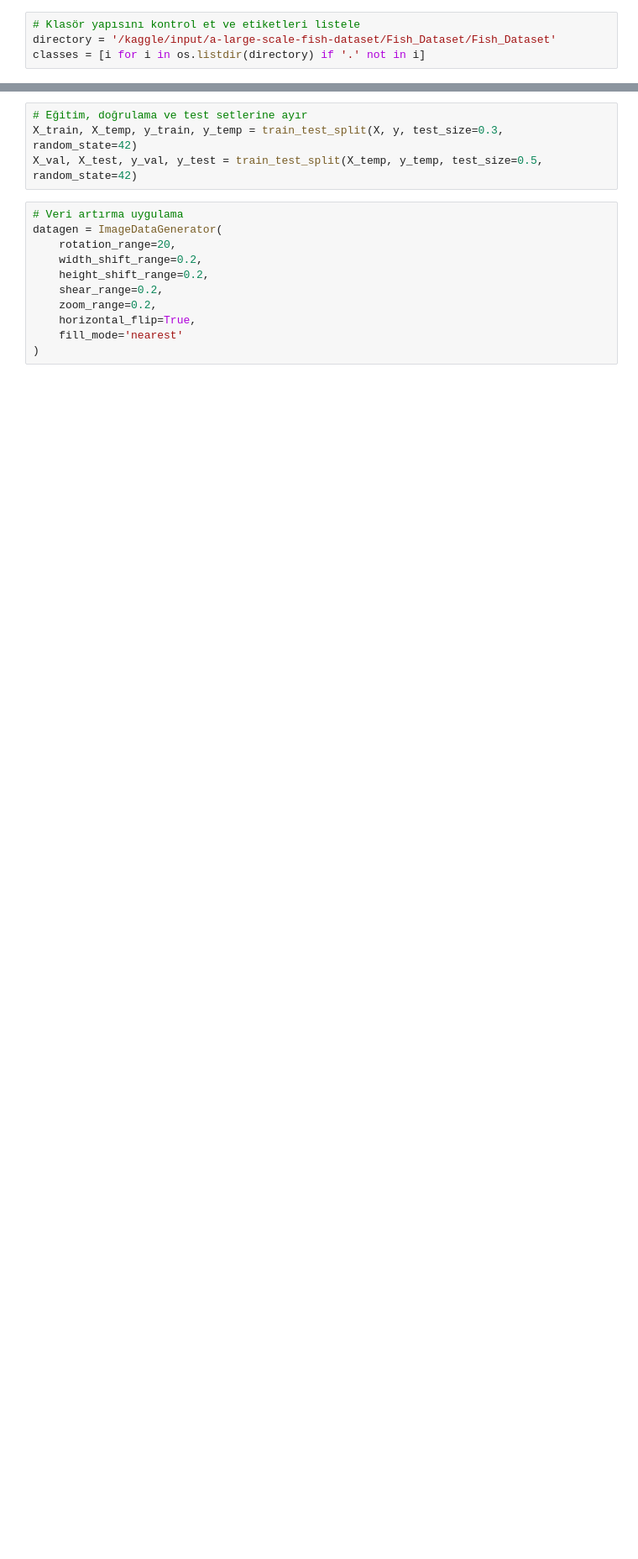
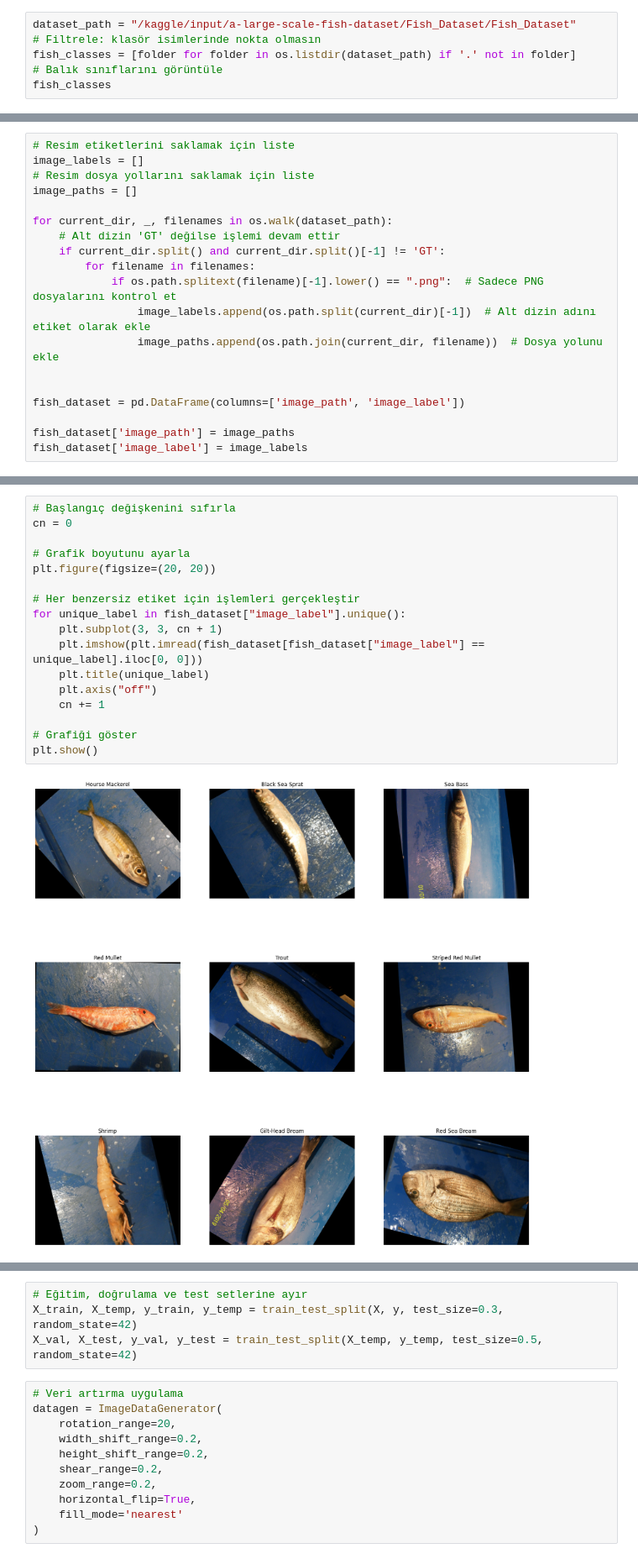
Before and after one commit to SumeyraBayrak/Fish-Segmentation-and-Classification, a Jupyter notebook: classifying-a-fish-dataset-using-ann.ipynb, the cells around one changed output, grey strips where cells are left out. Shown at 84% size. Saved outputs shown, nothing was run; the diff lists cells and outputs as text; blank space fills up the shorter version.

Commit message:
Kaggle Notebook | Classifying a Fish Dataset Using  (ANN) | V4

```diff
--- a/classifying-a-fish-dataset-using-ann.ipynb
+++ b/classifying-a-fish-dataset-using-ann.ipynb
@@ -14,4 +32,6 @@ from tensorflow.keras.preprocessing.image import ImageDataGenerator
 # %%
-# Klasör yapısını kontrol et ve etiketleri listele
-directory = '/kaggle/input/a-large-scale-fish-dataset/Fish_Dataset/Fish_Dataset'
-classes = [i for i in os.listdir(directory) if '.' not in i]
+dataset_path = "/kaggle/input/a-large-scale-fish-dataset/Fish_Dataset/Fish_Dataset"
+# Filtrele: klasör isimlerinde nokta olmasın
+fish_classes = [folder for folder in os.listdir(dataset_path) if '.' not in folder]
+# Balık sınıflarını görüntüle
+fish_classes
@@ -32,0 +48,19 @@ data['label'] = label
+# %%
+# Resim etiketlerini saklamak için liste
+image_labels = []
+# Resim dosya yollarını saklamak için liste
+image_paths = []
+
+for current_dir, _, filenames in os.walk(dataset_path):
+    # Alt dizin 'GT' değilse işlemi devam ettir
+    if current_dir.split() and current_dir.split()[-1] != 'GT':
+        for filename in filenames:
+            if os.path.splitext(filename)[-1].lower() == ".png":  # Sadece PNG dosyalarını kontrol et
+                image_labels.append(os.path.split(current_dir)[-1])  # Alt dizin adını etiket olarak ekle
+                image_paths.append(os.path.join(current_dir, filename))  # Dosya yolunu ekle
+
+
+fish_dataset = pd.DataFrame(columns=['image_path', 'image_label'])
+
+fish_dataset['image_path'] = image_paths
+fish_dataset['image_label'] = image_labels
@@ -33 +96,20 @@ data['label'] = label
+# %%
+# Başlangıç değişkenini sıfırla
+cn = 0
+
+# Grafik boyutunu ayarla
+plt.figure(figsize=(20, 20))
+
+# Her benzersiz etiket için işlemleri gerçekleştir
+for unique_label in fish_dataset["image_label"].unique():
+    plt.subplot(3, 3, cn + 1)
+    plt.imshow(plt.imread(fish_dataset[fish_dataset["image_label"] == unique_label].iloc[0, 0]))
+    plt.title(unique_label)
+    plt.axis("off")
+    cn += 1
+
+# Grafiği göster
+plt.show()
+# %% [output]
+[figure, added]
 # %%
```
Also changed, not shown: parts of 12 cells of this notebook.
